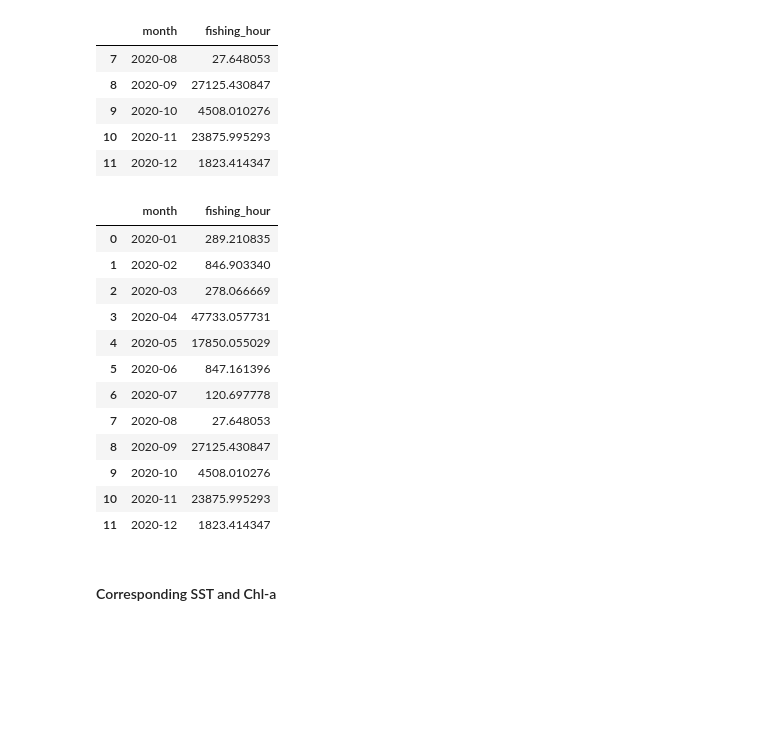
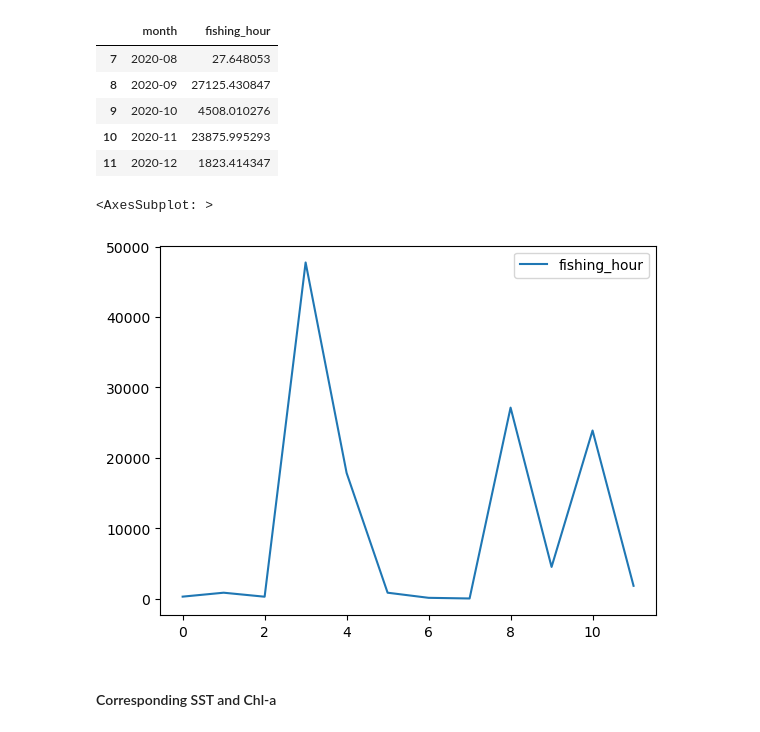
Before and after one commit to envgp/taking_the_pulse_ocean, a Jupyter notebook: notebooks/pulse_ocean.ipynb, the cells around one changed output. Cells and saved outputs as stored; diff of their text form; code cells hidden in the pictures; blank space fills up the shorter version.

```diff
--- a/notebooks/pulse_ocean.ipynb
+++ b/notebooks/pulse_ocean.ipynb
@@ -292,21 +316,10 @@ fishing.tail()
 | 10 | 2020-11 | 23875.995293 |
 | 11 | 2020-12 | 1823.414347 |
 # %%
-fishing
+fishing.plot()
 # %% [output]
-|  | month | fishing_hour |
-| 0 | 2020-01 | 289.210835 |
-| 1 | 2020-02 | 846.903340 |
-| 2 | 2020-03 | 278.066669 |
-| 3 | 2020-04 | 47733.057731 |
-| 4 | 2020-05 | 17850.055029 |
-| 5 | 2020-06 | 847.161396 |
-| 6 | 2020-07 | 120.697778 |
-| 7 | 2020-08 | 27.648053 |
-| 8 | 2020-09 | 27125.430847 |
-| 9 | 2020-10 | 4508.010276 |
-| 10 | 2020-11 | 23875.995293 |
-| 11 | 2020-12 | 1823.414347 |
+<AxesSubplot: >
+[figure, added]
 # %% [markdown]
 #### Corresponding SST and Chl-a
 # %%
```
Also changed, not shown: parts of 11 cells of this notebook.
